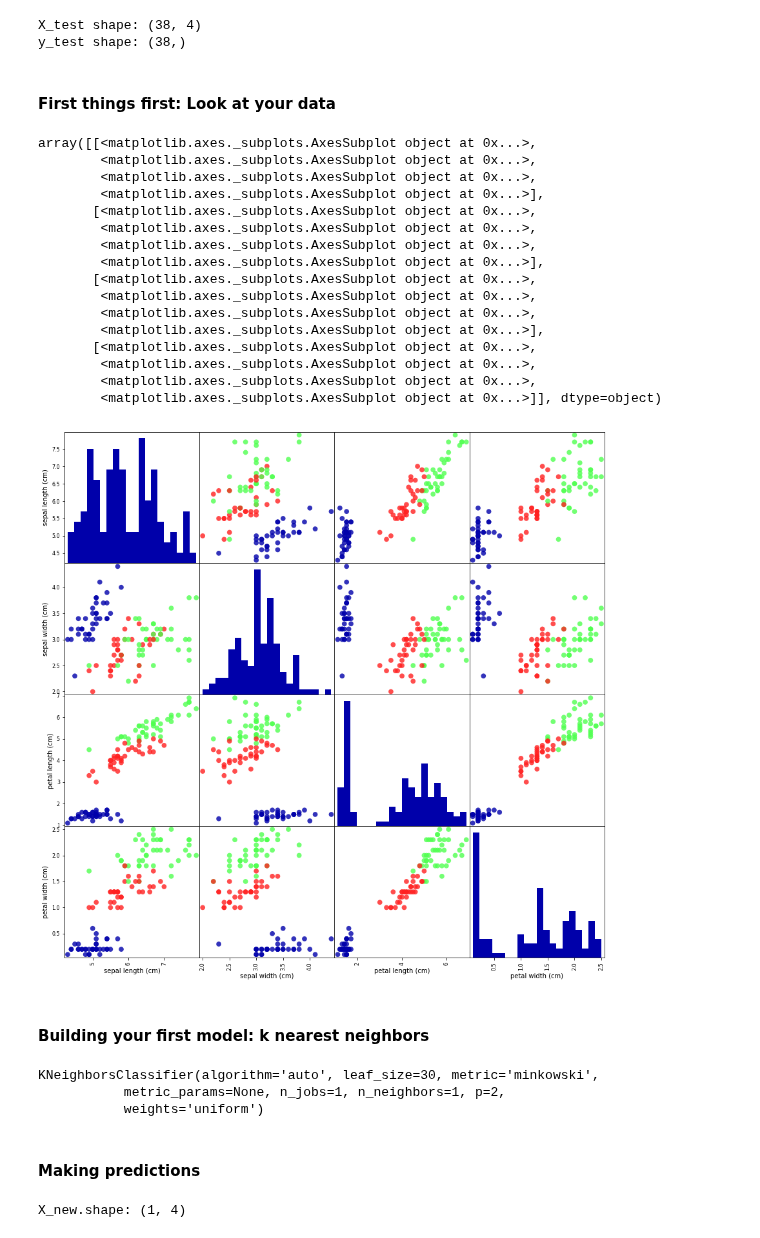
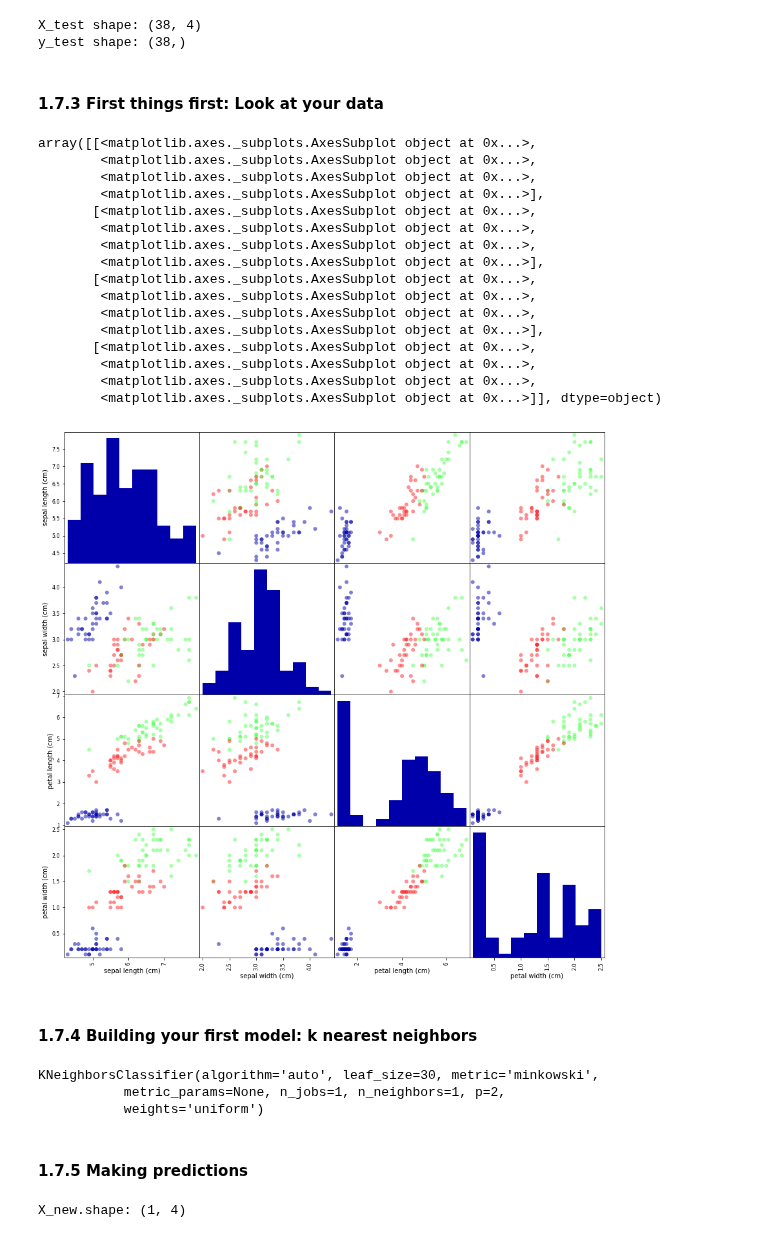
Before and after one commit to amueller/introduction_to_ml_with_python, a Jupyter notebook: 01-introduction.ipynb, the cells around one changed output. Saved outputs shown, nothing was run; the diff lists cells and outputs as text; code cells hidden in the pictures.

```diff
--- a/01-introduction.ipynb
+++ b/01-introduction.ipynb
@@ -215,7 +266,12 @@ Target:
 # %%
 from sklearn.model_selection import train_test_split
+
 X_train, X_test, y_train, y_test = train_test_split(
-    iris_dataset['data'], iris_dataset['target'], random_state=0)
+    iris_dataset['data'],
+    iris_dataset['target'],
+    #test_size=38,
+    random_state=0
+)
 # %%
 print("X_train shape: {}".format(X_train.shape))
 print("y_train shape: {}".format(y_train.shape))
@@ -229,34 +285,40 @@ print("y_test shape: {}".format(y_test.shape))
 X_test shape: (38, 4)
 y_test shape: (38,)
 # %% [markdown]
-#### First things first: Look at your data
+#### 1.7.3 First things first: Look at your data
 # %%
 # create dataframe from data in X_train
 # label the columns using the strings in iris_dataset.feature_names
 iris_dataframe = pd.DataFrame(X_train, columns=iris_dataset.feature_names)
+
 # create a scatter matrix from the dataframe, color by y_train
-pd.plotting.scatter_matrix(iris_dataframe, c=y_train, figsize=(15, 15), marker='o',
-                           hist_kwds={'bins': 20}, s=60, alpha=.8, cmap=mglearn.cm3)
+pd.plotting.scatter_matrix(
+    iris_dataframe,
+    c=y_train,
+    figsize=(15, 15),
+    marker='o',
+    cmap=mglearn.cm3
+)
 # %% [output]
 array([[<matplotlib.axes._subplots.AxesSubplot object at 0x...>,
         <matplotlib.axes._subplots.AxesSubplot object at 0x...>,
         <matplotlib.axes._subplots.AxesSubplot object at 0x...>,
         <matplotlib.axes._subplots.AxesSubplot object at 0x...>],
        [<matplotlib.axes._subplots.AxesSubplot object at 0x...>,
         <matplotlib.axes._subplots.AxesSubplot object at 0x...>,
         <matplotlib.axes._subplots.AxesSubplot object at 0x...>,
         <matplotlib.axes._subplots.AxesSubplot object at 0x...>],
        [<matplotlib.axes._subplots.AxesSubplot object at 0x...>,
         <matplotlib.axes._subplots.AxesSubplot object at 0x...>,
         <matplotlib.axes._subplots.AxesSubplot object at 0x...>,
         <matplotlib.axes._subplots.AxesSubplot object at 0x...>],
        [<matplotlib.axes._subplots.AxesSubplot object at 0x...>,
         <matplotlib.axes._subplots.AxesSubplot object at 0x...>,
         <matplotlib.axes._subplots.AxesSubplot object at 0x...>,
         <matplotlib.axes._subplots.AxesSubplot object at 0x...>]], dtype=object)
-[figure, old version]
+[figure, new version]
 # %% [markdown]
-#### Building your first model: k nearest neighbors
+#### 1.7.4 Building your first model: k nearest neighbors
 # %%
 from sklearn.neighbors import KNeighborsClassifier
 knn = KNeighborsClassifier(n_neighbors=1)
@@ -267,7 +329,7 @@ KNeighborsClassifier(algorithm='auto', leaf_size=30, metric='minkowski',
            metric_params=None, n_jobs=1, n_neighbors=1, p=2,
            weights='uniform')
 # %% [markdown]
-#### Making predictions
+#### 1.7.5 Making predictions
 # %%
 X_new = np.array([[5, 2.9, 1, 0.2]])
 print("X_new.shape: {}".format(X_new.shape))
```
Also changed, not shown: parts of 26 cells of this notebook.
